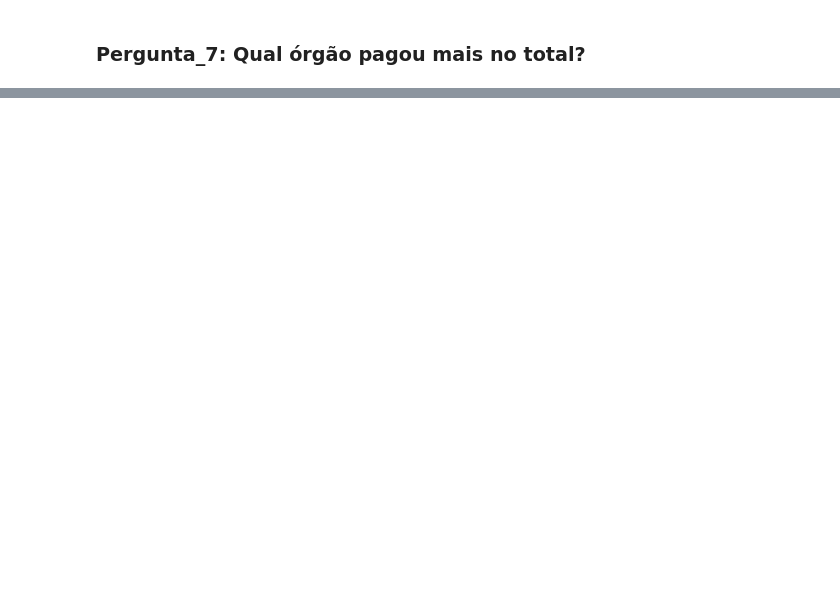
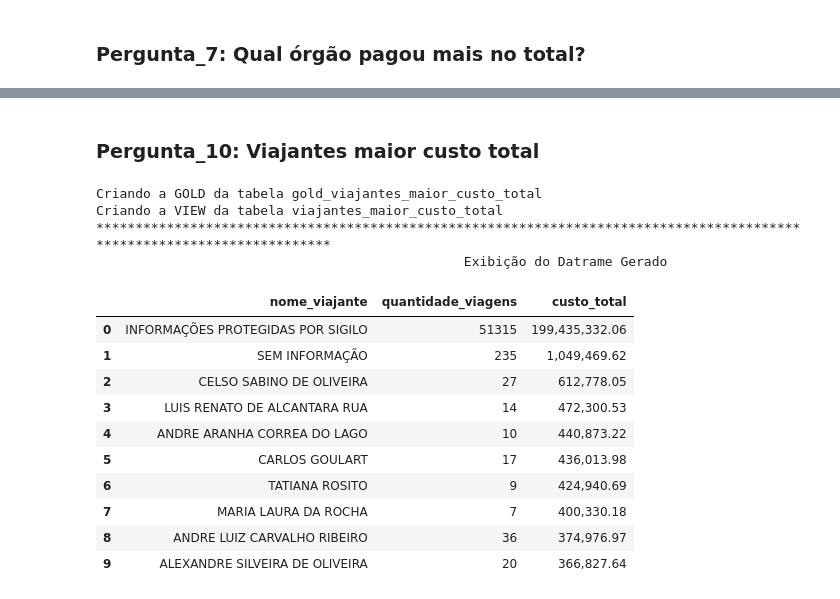
Before and after one commit to hicarocalliari/Projeto_final_SCTEC, a Jupyter notebook: notebooks/analise.ipynb, the cells around one changed output, grey strips where cells are left out. Cells and saved outputs as stored; diff of their text form; code cells hidden in the pictures; blank space fills up the shorter version.

```diff
--- a/notebooks/analise.ipynb
+++ b/notebooks/analise.ipynb
@@ -25,7 +25,7 @@ warnings.filterwarnings("ignore")
 import matplotlib.pyplot as plt
 import matplotlib.ticker as ticker
 import squarify
-
+import dataframe_image as dfi
 
 PASTA_RAIZ = Path.cwd().parent
 PASTA_SQL_GOLD = PASTA_RAIZ / "sql" / "gold"
@@ -39,7 +39,11 @@ lista_perguntas = [
     ("pergunta_5", "meio_transporte_utilizacao"),
     ("pergunta_6", "destino_uf_frequencia"),
     ("pergunta_7", "orgaos_pagadores_custo_total"),
+    ("pergunta_8", "meio_transporte_maior_custo_medio_viagem"),
+    ("pergunta_9", "destinos_maior_custo_total"),
+    ("pergunta_10", "viajantes_maior_custo_total")
 ]
+
 # Ajustando a visuaçização do Pandas, devido aos valores serem altos e acabarem dificultando a visualização
 pd.set_option("display.float_format", lambda x: f"{x:,.2f}")
 # %%
@@ -468,0 +537,30 @@ df.sort_values(by="total_pago", ascending=False)
+# %% [markdown]
+### Pergunta_10: Viajantes maior custo total
+# %%
+## Chamada da Função Analisar
+df = analisar(10)
+
+## Criando tabela Gold e View
+criar_gold_view(10)
+## Criação do Gráfico
+
+## Apresentação do DF através do print
+print("".center(120, "*"))
+print("Exibição do Datrame Gerado".center(120), "")
+df.sort_values(by="custo_total", ascending=False)
+# %% [output]
+Criando a GOLD da tabela gold_viajantes_maior_custo_total
+Criando a VIEW da tabela viajantes_maior_custo_total
+************************************************************************************************************************
+                                               Exibição do Datrame Gerado
+|  | nome_viajante | quantidade_viagens | custo_total |
+| 0 | INFORMAÇÕES PROTEGIDAS POR SIGILO | 51315 | 199,435,332.06 |
+| 1 | SEM INFORMAÇÃO | 235 | 1,049,469.62 |
+| 2 | CELSO SABINO DE OLIVEIRA | 27 | 612,778.05 |
+| 3 | LUIS RENATO DE ALCANTARA RUA | 14 | 472,300.53 |
+| 4 | ANDRE ARANHA CORREA DO LAGO | 10 | 440,873.22 |
+| 5 | CARLOS GOULART | 17 | 436,013.98 |
+| 6 | TATIANA ROSITO | 9 | 424,940.69 |
+| 7 | MARIA LAURA DA ROCHA | 7 | 400,330.18 |
+| 8 | ANDRE LUIZ CARVALHO RIBEIRO | 36 | 374,976.97 |
+| 9 | ALEXANDRE SILVEIRA DE OLIVEIRA | 20 | 366,827.64 |
```
Also changed, not shown: parts of 11 cells of this notebook, 10 other files.
